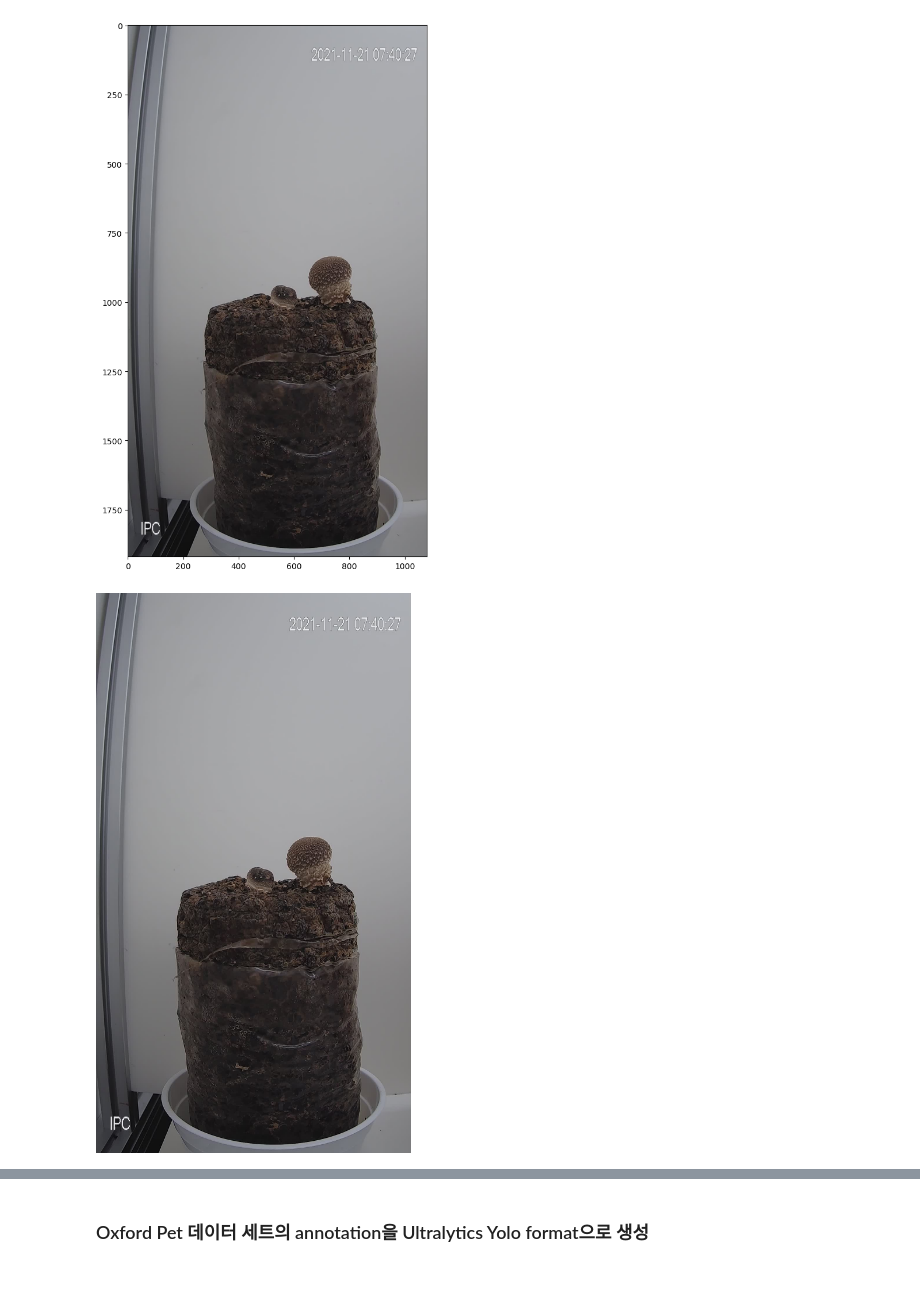
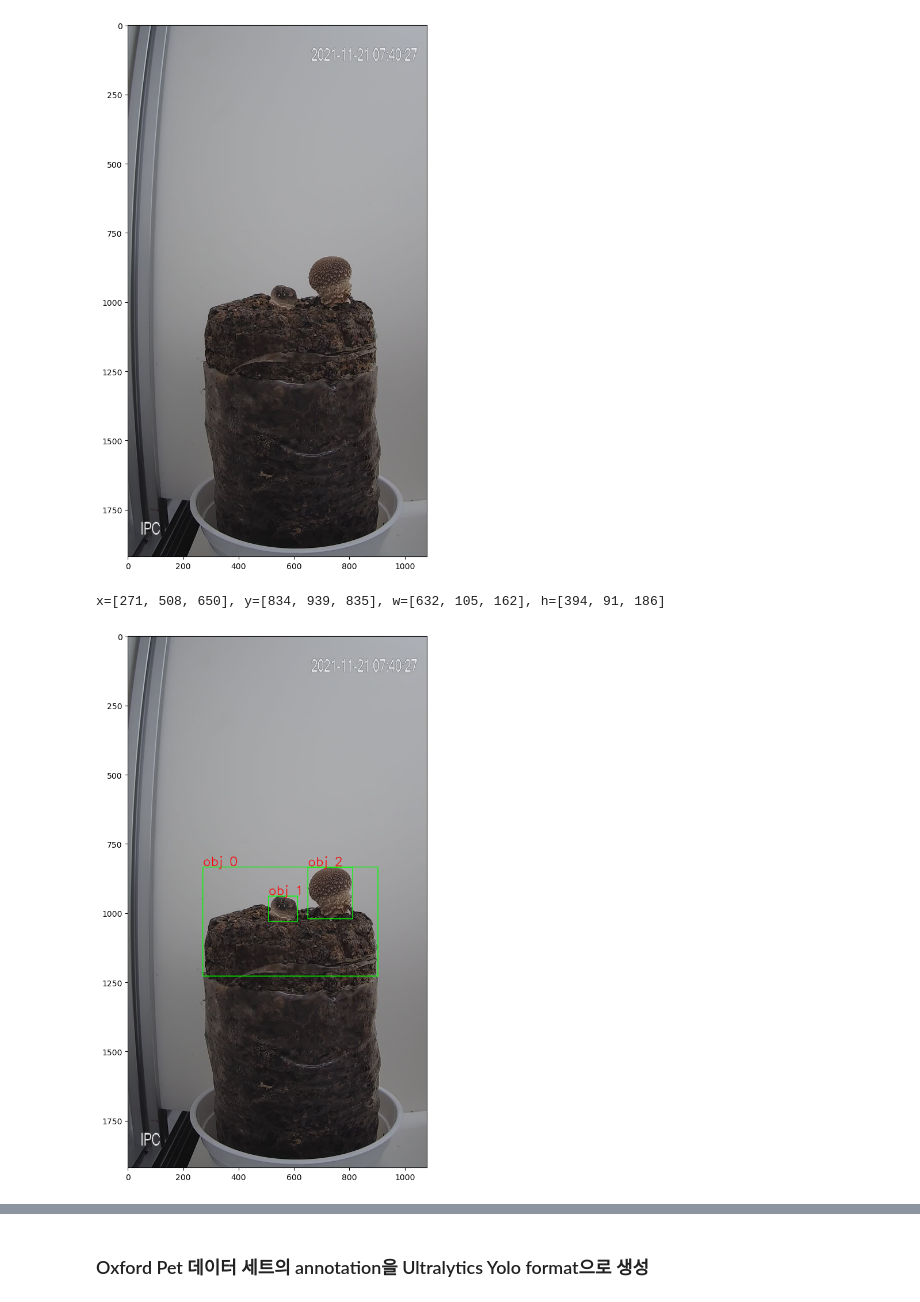
Before and after one commit to giyeongyoon/mushroom, a Jupyter notebook: mushroom-yolo-kaggle.ipynb, the cells around one changed output, grey strips where cells are left out. Saved outputs shown, nothing was run; the diff lists cells and outputs as text; code cells hidden in the pictures.

```diff
--- a/mushroom-yolo-kaggle.ipynb
+++ b/mushroom-yolo-kaggle.ipynb
@@ -63,9 +65,3 @@ plt.imshow(img)
 # %% [output]
 <matplotlib.image.AxesImage at 0x...>
 [figure]
-# %%
-from IPython.display import Image
-
-Image(filename='/kaggle/input/mushroom-dataset/VS5_/생육/표고_생육실_12_15658210.jpg', width=400)
-# %% [output]
-[figure, removed]
@@ -71,0 +89,33 @@ Image(filename='/kaggle/input/mushroom-dataset/VS5_/생육/표고_생육실_12_1
+# %%
+def draw_bbox(img_file, x, y, w, h):
+    img = cv2.imread(img_file)
+    draw_img = img.copy()
+
+    for i in range(len(x)):
+        x_i = x[i]
+        y_i = y[i]
+        w_i = w[i]
+        h_i = h[i]
+        # 좌상단 좌표
+        top_left = (x_i,y_i)
+        # 우하단 좌표
+        bottom_right = (x_i + w_i, y_i + h_i)
+        caption = 'obj {0}'.format(i)
+        cv2.rectangle(draw_img, top_left, bottom_right, color=(0, 255, 0), thickness=2)
+        cv2.putText(draw_img, caption, (x_i, y_i - 5), cv2.FONT_HERSHEY_SIMPLEX, 1.5, (0, 0, 255), 2)
+
+    draw_img = cv2.cvtColor(draw_img, cv2.COLOR_BGR2RGB)
+    plt.figure(figsize=(12,12))
+    plt.imshow(draw_img)
+# %%
+# 예시1
+json_filepath = '/kaggle/input/mushroom-dataset/VL5_/생육/표고_생육실_12_15658210.json'
+img_filepath = '/kaggle/input/mushroom-dataset/VS5_/생육/표고_생육실_12_15658210.jpg'
+
+x, y, w, h = extract_bbox_info(json_filepath)
+print('x={0}, y={1}, w={2}, h={3}'.format(x, y, w, h))
+
+draw_bbox(img_filepath, x, y, w, h)
+# %% [output]
+x=[271, 508, 650], y=[834, 939, 835], w=[632, 105, 162], h=[394, 91, 186]
+[figure, added]
```
Also changed, not shown: parts of 22 cells of this notebook.
